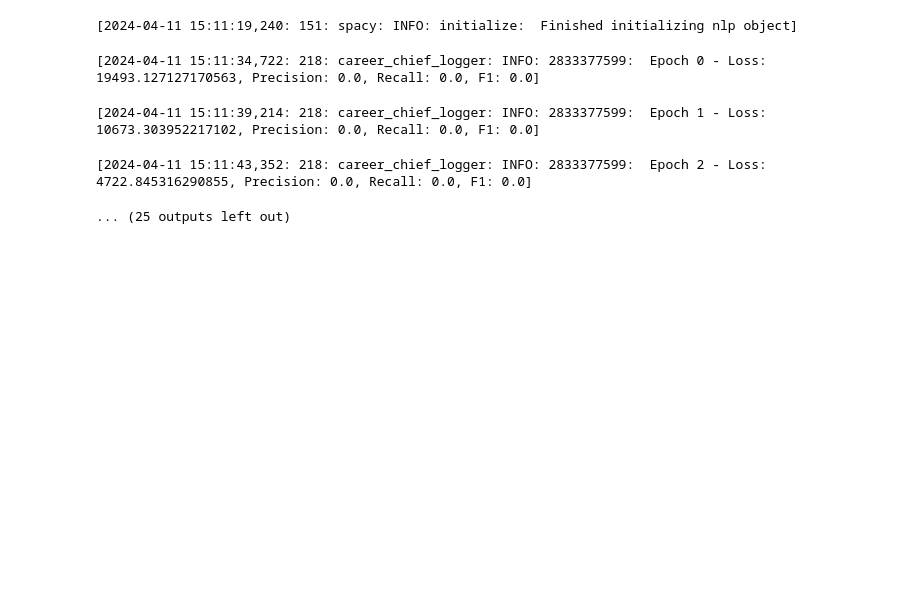
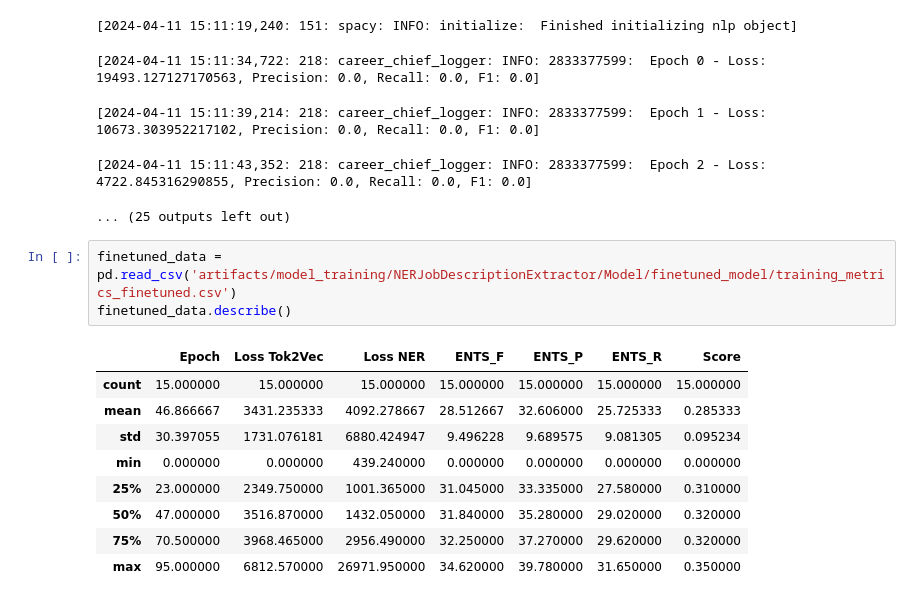
Before and after one commit to etietopabraham/career_chief_rep, a Jupyter notebook: research/spacy_custom_ner.ipynb, the cells around one changed output. Saved outputs shown, nothing was run; the diff lists cells and outputs as text; blank space fills up the shorter version.

```diff
--- a/research/spacy_custom_ner.ipynb
+++ b/research/spacy_custom_ner.ipynb
@@ -913,3 +921,16 @@ Staffigo is in the business of providin...
 [2024-04-11 15:11:39,214: 218: career_chief_logger: INFO: 2833377599:  Epoch 1 - Loss: 10673.303952217102, Precision: 0.0, Recall: 0.0, F1: 0.0]
 [2024-04-11 15:11:43,352: 218: career_chief_logger: INFO: 2833377599:  Epoch 2 - Loss: 4722.845316290855, Precision: 0.0, Recall: 0.0, F1: 0.0]
 ... (25 outputs left out)
+# %%
+finetuned_data = pd.read_csv('artifacts/model_training/NERJobDescriptionExtractor/Model/finetuned_model/training_metrics_finetuned.csv')
+finetuned_data.describe()
+# %% [output]
+|  | Epoch | Loss Tok2Vec | Loss NER | ENTS_F | ENTS_P | ENTS_R | Score |
+| count | 15.000000 | 15.000000 | 15.000000 | 15.000000 | 15.000000 | 15.000000 | 15.000000 |
+| mean | 46.866667 | 3431.235333 | 4092.278667 | 28.512667 | 32.606000 | 25.725333 | 0.285333 |
+| std | 30.397055 | 1731.076181 | 6880.424947 | 9.496228 | 9.689575 | 9.081305 | 0.095234 |
+| min | 0.000000 | 0.000000 | 439.240000 | 0.000000 | 0.000000 | 0.000000 | 0.000000 |
+| 25% | 23.000000 | 2349.750000 | 1001.365000 | 31.045000 | 33.335000 | 27.580000 | 0.310000 |
+| 50% | 47.000000 | 3516.870000 | 1432.050000 | 31.840000 | 35.280000 | 29.020000 | 0.320000 |
+| 75% | 70.500000 | 3968.465000 | 2956.490000 | 32.250000 | 37.270000 | 29.620000 | 0.320000 |
+| max | 95.000000 | 6812.570000 | 26971.950000 | 34.620000 | 39.780000 | 31.650000 | 0.350000 |
```
Also changed, not shown: parts of 11 cells of this notebook, 8 other files.
